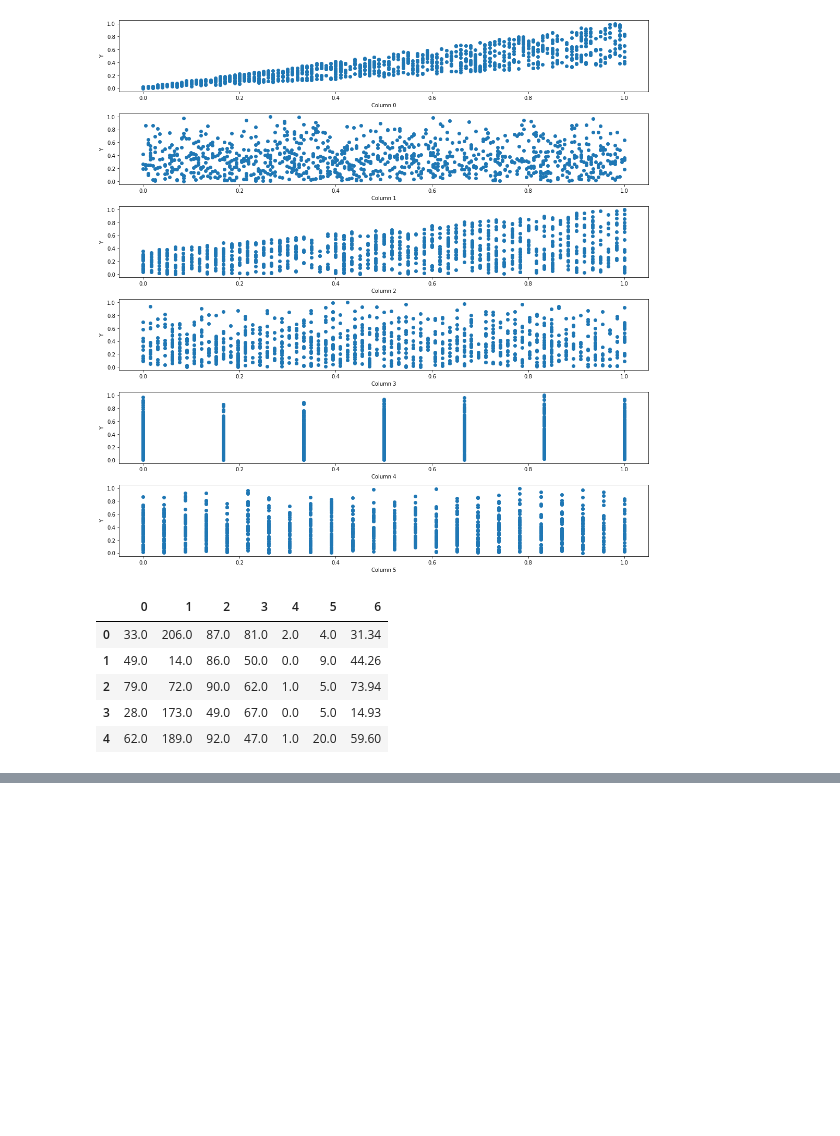
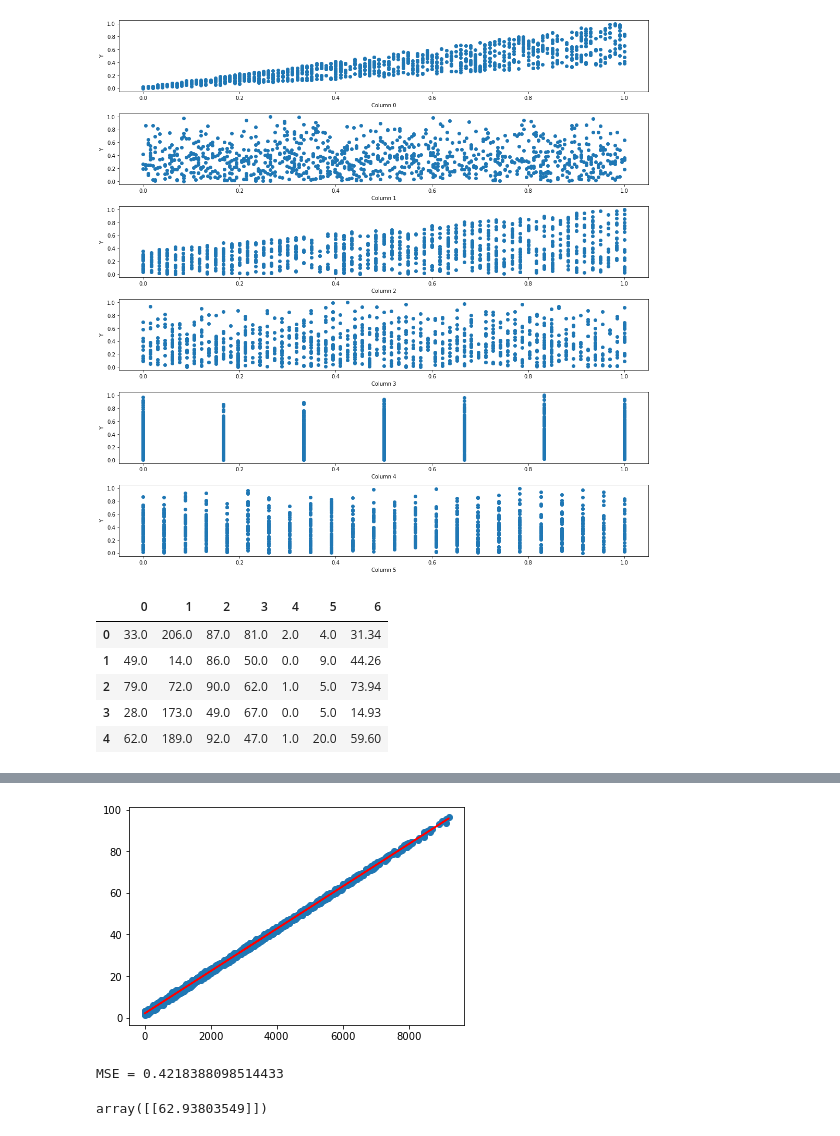
Before and after one commit to ThomasJRye/DAVE3625, a Jupyter notebook: Lab4.ipynb, the cells around one changed output, grey strips where cells are left out. Saved outputs shown, nothing was run; the diff lists cells and outputs as text; code cells hidden in the pictures; blank space fills up the shorter version.

```diff
--- a/Lab4.ipynb
+++ b/Lab4.ipynb
@@ -116,0 +127,18 @@ print( "MSE = "+str(metrics.mean_squared_error(y_train,Y_pred))) #Calculate MSE
+# %%
+df[7] = df[0]*df[2]
+
+X = pd.DataFrame(df[7])
+Y = pd.DataFrame(df[6])
+linear_regressor.fit(X, Y)
+Y_pred = linear_regressor.predict(X)
+plt.scatter(X, Y)
+plt.plot(X, Y_pred, color='red')
+plt.show()
+print( "MSE = "+str(metrics.mean_squared_error(Y,Y_pred)))
+# %% [output]
+[figure, added]
+MSE = 0.4218388098514433
+# %%
+linear_regressor.predict([[95*63]])
+# %% [output]
+array([[62.93803549]])
```
Also changed, not shown: parts of 4 cells of this notebook.
